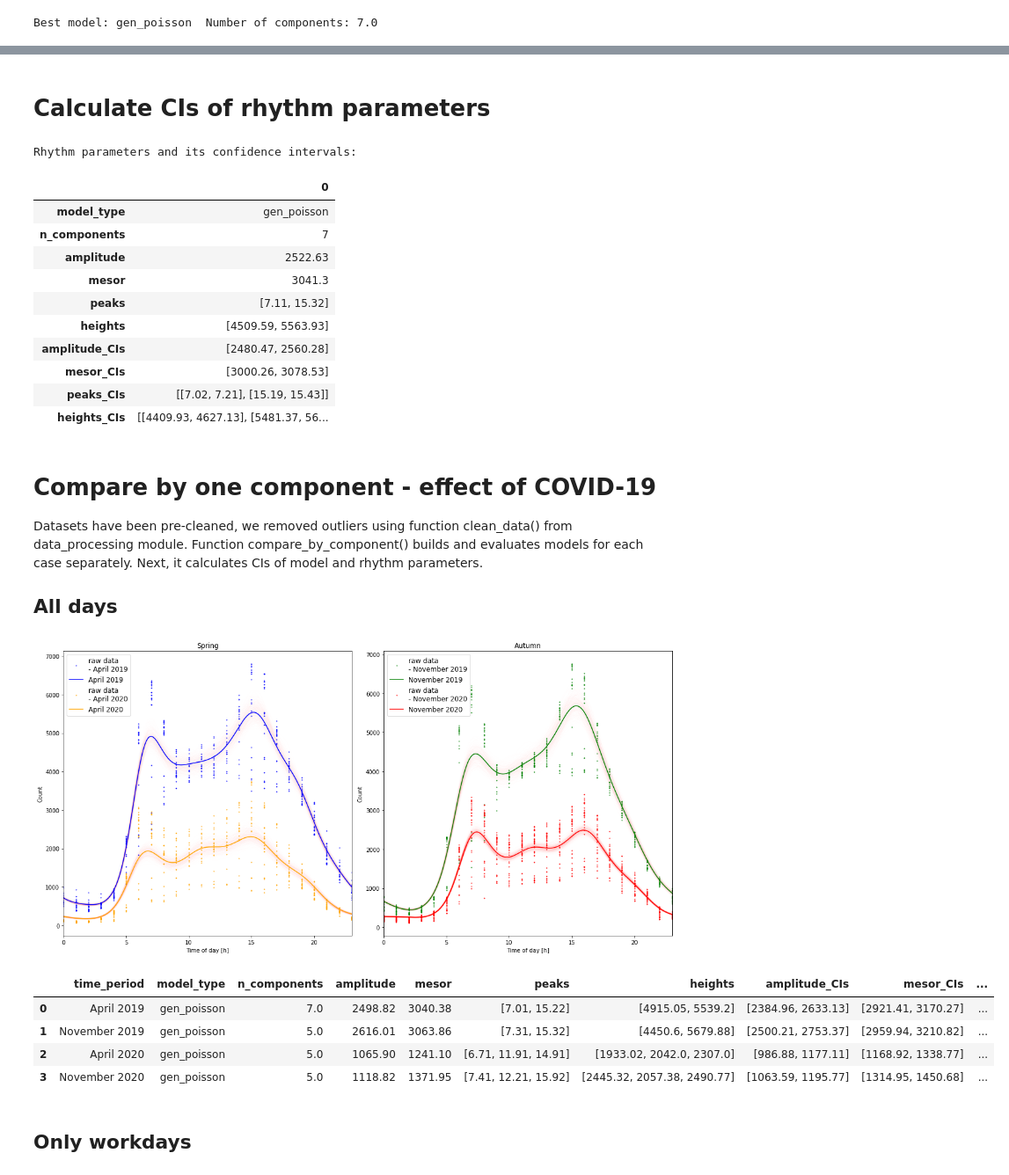
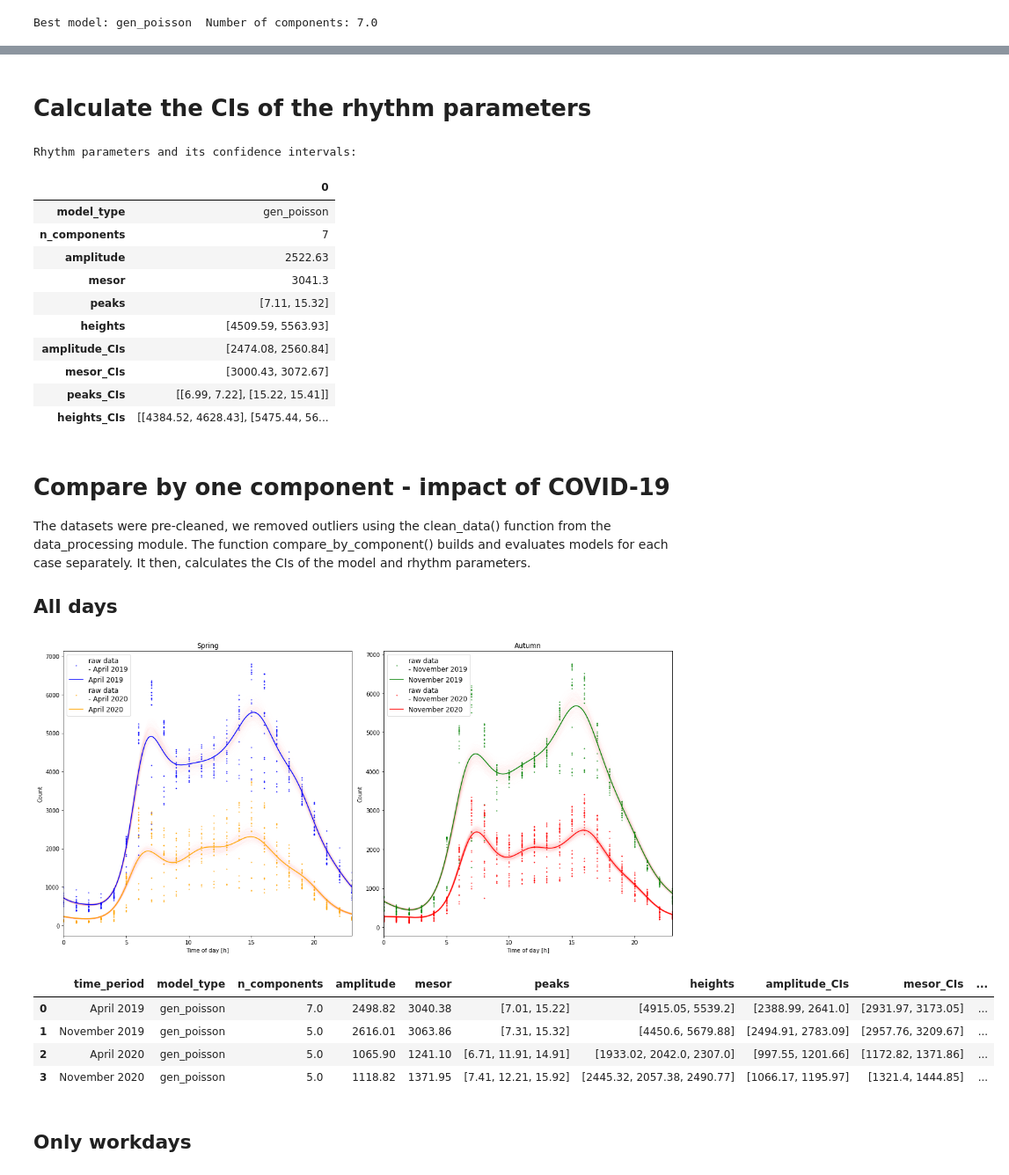
Before and after one commit to ninavelikajne/RhythmCount, a Jupyter notebook: example/traffic_example.ipynb, the cells around one changed output, grey strips where cells are left out. Shown at 88% size. Cells and saved outputs as stored; diff of their text form; code cells hidden in the pictures.

```diff
--- a/example/traffic_example.ipynb
+++ b/example/traffic_example.ipynb
@@ -19,7 +19,7 @@ warnings.filterwarnings("ignore", category=MatplotlibDeprecationWarning)
 # %%
-df = pd.read_csv(r'..\data\supp_file_0.csv')
+df = pd.read_csv(r'data\supp_file_0.csv')
 df = dproc.clean_data(df)
-plot.plot_raw_data(df, "Southern Ring Road of Ljubljana", 1500)
+plot.plot_raw_data(df, "Southern Ring Road of Ljubljana", 1500,save_file_to='supp_file_0_raw.pdf')
 # %% [output]
 Southern Ring Road of Ljubljana  Var:  3374499.8176657874  Mean:  3057.687174541948
 [figure]
@@ -29,8 +29,8 @@ Southern Ring Road of Ljubljana  Var:  3374499.8176657874  Mean:  3057.687174541
 models_type = ['poisson', 'zero_poisson', 'gen_poisson', 'nb', 'zero_nb']
 n_components = [1, 2, 3, 4, 5, 6, 7, 8, 9, 10]
 # %%
-df_results = dproc.fit_to_models(df, models_type, n_components)
-df_results.to_csv(r'results\results.csv')
+df_results = dproc.fit_to_models(df, models_type, n_components,save_file_to='0_models.pdf')
+df_results.to_csv(r'results\supp_file_0_results.csv')
 display(df_results)
 # %% [output]
 [figure]
@@ -114,12 +114,12 @@ CIs.to_csv(r'results\CI.csv')
 # %% [output]
 [figure]
 # %% [markdown]
-# Calculate CIs of rhythm parameters
+# Calculate the CIs of the rhythm parameters
 # %%
 CIs_params=dproc.calculate_confidence_intervals_parameters(df, n_component, model_type,best_model['peaks'])
 best_model = best_model.append(pd.Series(CIs_params))
 best_model=best_model[['model_type','n_components','amplitude', 'mesor', 'peaks', 'heights','amplitude_CIs','mesor_CIs','peaks_CIs','heights_CIs']]
-best_model.to_frame().to_csv(r'results\CI_rhythm.csv')
+best_model.to_frame().to_csv(r'results\supp_file_0_CIs_rhythm.csv')
 print('Rhythm parameters and its confidence intervals:')
 display(best_model.to_frame())
 # %% [output]
@@ -131,29 +131,29 @@ Rhythm parameters and its confidence intervals:
 | mesor | 3041.3 |
 | peaks | [7.11, 15.32] |
 | heights | [4509.59, 5563.93] |
-| amplitude_CIs | [2480.47, 2560.28] |
-| mesor_CIs | [3000.26, 3078.53] |
-| peaks_CIs | [[7.02, 7.21], [15.19, 15.43]] |
-| heights_CIs | [[4409.93, 4627.13], [5481.37, 56... |
+| amplitude_CIs | [2474.08, 2560.84] |
+| mesor_CIs | [3000.43, 3072.67] |
+| peaks_CIs | [[6.99, 7.22], [15.22, 15.41]] |
+| heights_CIs | [[4384.52, 4628.43], [5475.44, 56... |
 # %% [markdown]
-# Compare by one component - effect of COVID-19
-Datasets have been pre-cleaned, we removed outliers using function clean_data() from data_processing module.
-Function compare_by_component() builds and evaluates models for each case separately. Next, it calculates CIs of model and rhythm parameters.
+# Compare by one component - impact of COVID-19
+The datasets were pre-cleaned, we removed outliers using the clean_data() function from the data_processing module.
+The function compare_by_component() builds and evaluates models for each case separately. It then, calculates the CIs of the model and rhythm parameters.
 ## All days
 # %%
-df_covid = pd.read_csv(r'..\data\supp_file_1.csv')
+df_covid = pd.read_csv(r'data\supp_file_1.csv')
 df_results = dproc.compare_by_component(df_covid, 'time_period', n_components, models_type, ax_indices=[0, 1, 0, 1],
                            ax_titles=['Spring', 'Autumn'], rows=1, cols=2,save_file_to='figure1.pdf')
-df_results=df_results[['time_period','model_type','n_components','amplitude', 'mesor', 'peaks', 'heights','amplitude_CIs','mesor_CIs','peaks_CIs','heights_CIs','AIC','BIC','log_likelihood','p']]
-df_results.to_csv(r'results\covid.csv', index=False)
+df_results=df_results[['time_period','model_type','n_components','amplitude', 'mesor', 'peaks', 'heights','amplitude_CIs','mesor_CIs','peaks_CIs','heights_CIs','AIC','BIC','log_likelihood','llr_pvalue']]
+df_results.to_csv(r'results\supp_file_4.csv', index=False)
 display(df_results)
 # %% [output]
 [figure]
 |  | time_period | model_type | n_components | amplitude | mesor | peaks | heights | amplitude_CIs | mesor_CIs | ... |
-| 0 | April 2019 | gen_poisson | 7.0 | 2498.82 | 3040.38 | [7.01, 15.22] | [4915.05, 5539.2] | [2384.96, 2633.13] | [2921.41, 3170.27] | ... |
-| 1 | November 2019 | gen_poisson | 5.0 | 2616.01 | 3063.86 | [7.31, 15.32] | [4450.6, 5679.88] | [2500.21, 2753.37] | [2959.94, 3210.82] | ... |
-| 2 | April 2020 | gen_poisson | 5.0 | 1065.90 | 1241.10 | [6.71, 11.91, 14.91] | [1933.02, 2042.0, 2307.0] | [986.88, 1177.11] | [1168.92, 1338.77] | ... |
-| 3 | November 2020 | gen_poisson | 5.0 | 1118.82 | 1371.95 | [7.41, 12.21, 15.92] | [2445.32, 2057.38, 2490.77] | [1063.59, 1195.77] | [1314.95, 1450.68] | ... |
+| 0 | April 2019 | gen_poisson | 7.0 | 2498.82 | 3040.38 | [7.01, 15.22] | [4915.05, 5539.2] | [2388.99, 2641.0] | [2931.97, 3173.05] | ... |
+| 1 | November 2019 | gen_poisson | 5.0 | 2616.01 | 3063.86 | [7.31, 15.32] | [4450.6, 5679.88] | [2494.91, 2783.09] | [2957.76, 3209.67] | ... |
+| 2 | April 2020 | gen_poisson | 5.0 | 1065.90 | 1241.10 | [6.71, 11.91, 14.91] | [1933.02, 2042.0, 2307.0] | [997.55, 1201.66] | [1172.82, 1371.86] | ... |
+| 3 | November 2020 | gen_poisson | 5.0 | 1118.82 | 1371.95 | [7.41, 12.21, 15.92] | [2445.32, 2057.38, 2490.77] | [1066.17, 1195.97] | [1321.4, 1444.85] | ... |
 # %% [markdown]
 ## Only workdays
 # %%
```
Also changed, not shown: parts of 10 cells of this notebook, 33 other files.
